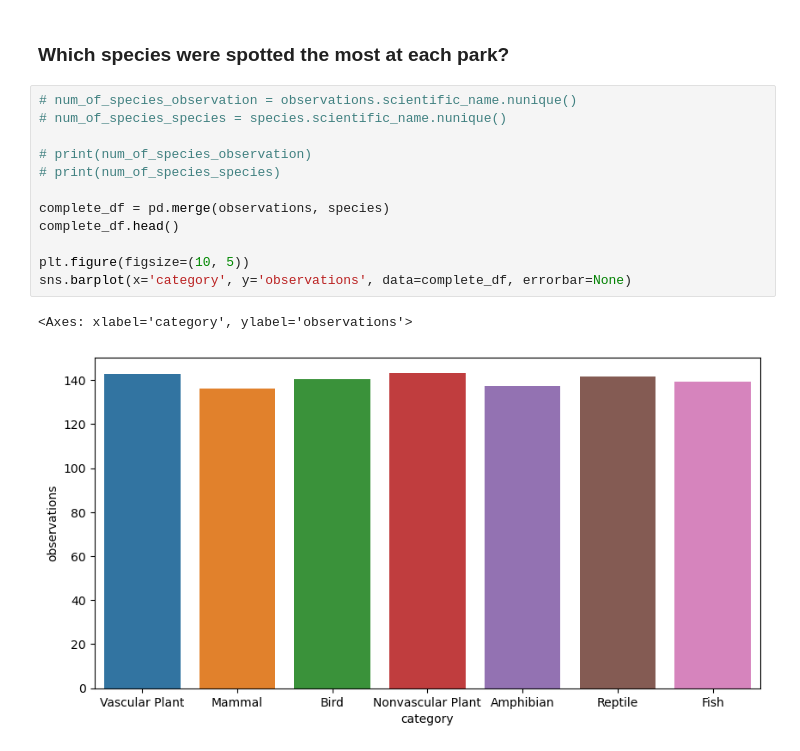
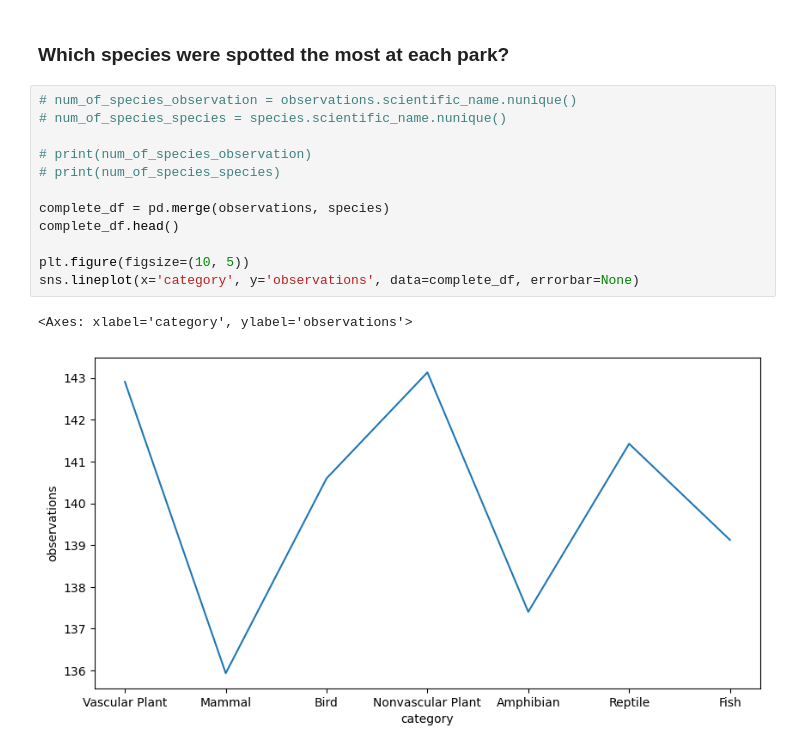
Before and after one commit to Seladio/Biodiversity_in_nat_parks_analysis, a Jupyter notebook: biodiversity.ipynb, the cells around one changed output. Saved outputs shown, nothing was run; the diff lists cells and outputs as text.

```diff
--- a/biodiversity.ipynb
+++ b/biodiversity.ipynb
@@ -74,15 +74,15 @@ sns.histplot(x=endangered['category'], hue=endangered['category'])
 # %%
 # num_of_species_observation = observations.scientific_name.nunique()
 # num_of_species_species = species.scientific_name.nunique()
 
 # print(num_of_species_observation)
 # print(num_of_species_species)
 
 complete_df = pd.merge(observations, species)
 complete_df.head()
 
 plt.figure(figsize=(10, 5))
-sns.barplot(x='category', y='observations', data=complete_df, errorbar=None)
+sns.lineplot(x='category', y='observations', data=complete_df, errorbar=None)
 # %% [output]
 <Axes: xlabel='category', ylabel='observations'>
-[figure, old version]
+[figure, new version]
```
